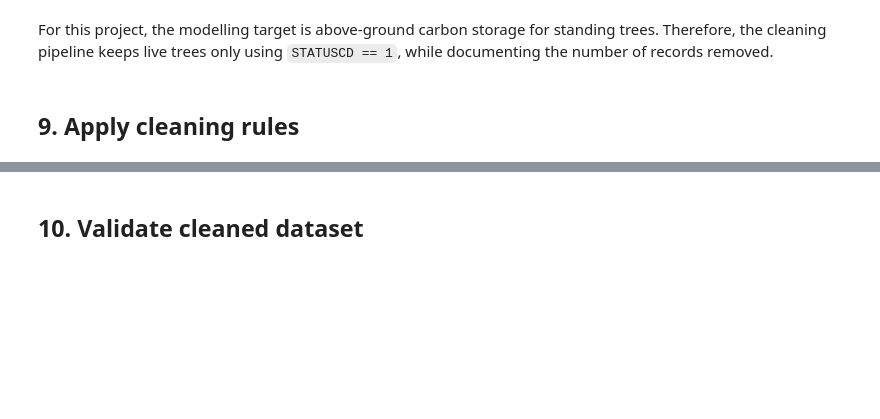
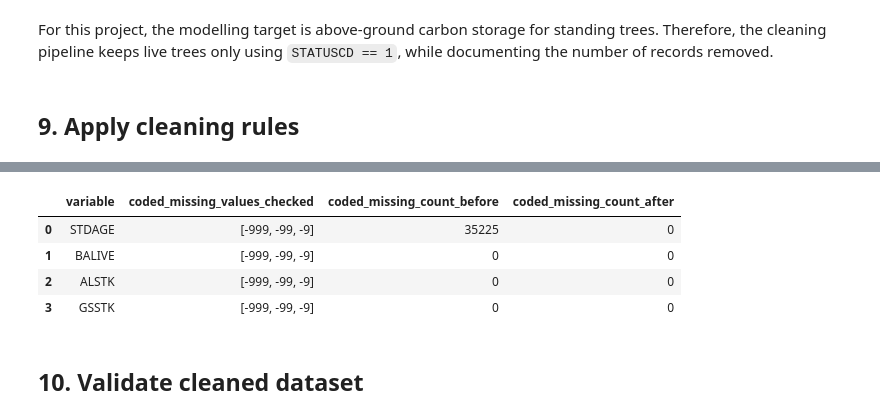
Before and after one commit to mzsh0608/COMM074-FIA-Preprocessing, a Jupyter notebook: notebooks/03_cleaning_and_missing_values.ipynb, the cells around one changed output, grey strips where cells are left out. Cells and saved outputs as stored; diff of their text form; code cells hidden in the pictures; blank space fills up the shorter version.

```diff
--- a/notebooks/03_cleaning_and_missing_values.ipynb
+++ b/notebooks/03_cleaning_and_missing_values.ipynb
@@ -200,23 +207,3 @@ target_summary
 | 8 | max | 1.804221e+05 |
 # %%
 target_summary.to_csv(OUTPUTS_DIR / "target_summary.csv", index=False)
-# %%
-# Convert key columns to numeric where appropriate
-numeric_conversion_cols = [
-    "CARBON_AG",
-    "DIA",
-    "HT",
-    "ACTUALHT",
-    "CR",
-    "STDAGE",
-    "BALIVE",
-    "ALSTK",
-    "GSSTK"
-]
-
-for col in numeric_conversion_cols:
-    if col in merged_df.columns:
-        merged_df[col] = pd.to_numeric(merged_df[col], errors="coerce")
-
-# Check converted data types
-merged_df[[c for c in numeric_conversion_cols if c in merged_df.columns]].dtypes
@@ -313,0 +303,34 @@ cleaning_summary
+# %%
+# Replace coded missing values with NaN for selected numeric/site variables
+coded_missing_values = [-999, -99, -9]
+
+coded_missing_cols = [
+    "STDAGE",
+    "BALIVE",
+    "ALSTK",
+    "GSSTK"
+]
+
+coded_missing_replacement_summary = []
+
+for col in coded_missing_cols:
+    if col in cleaned_df.columns:
+        before_count = cleaned_df[col].isin(coded_missing_values).sum()
+        cleaned_df[col] = cleaned_df[col].replace(coded_missing_values, np.nan)
+        after_count = cleaned_df[col].isin(coded_missing_values).sum()
+
+        coded_missing_replacement_summary.append({
+            "variable": col,
+            "coded_missing_values_checked": coded_missing_values,
+            "coded_missing_count_before": before_count,
+            "coded_missing_count_after": after_count
+        })
+
+coded_missing_replacement_summary = pd.DataFrame(coded_missing_replacement_summary)
+coded_missing_replacement_summary
+# %% [output]
+|  | variable | coded_missing_values_checked | coded_missing_count_before | coded_missing_count_after |
+| 0 | STDAGE | [-999, -99, -9] | 35225 | 0 |
+| 1 | BALIVE | [-999, -99, -9] | 0 | 0 |
+| 2 | ALSTK | [-999, -99, -9] | 0 | 0 |
+| 3 | GSSTK | [-999, -99, -9] | 0 | 0 |
```
Also changed, not shown: parts of 15 cells of this notebook.
